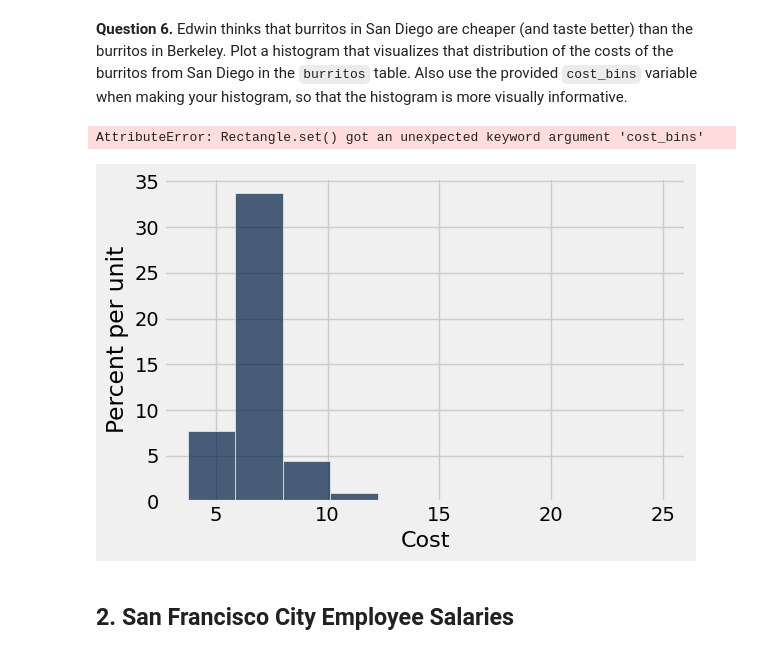
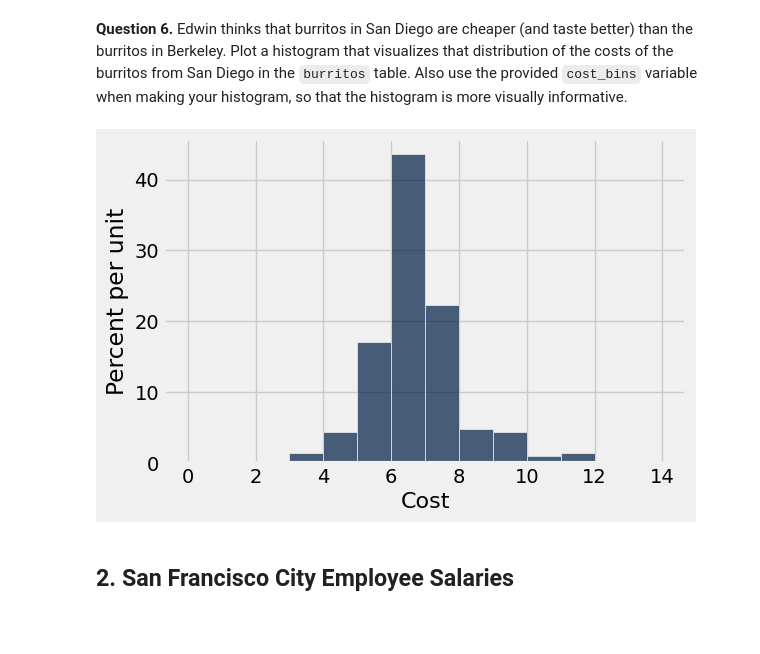
Before and after one commit to Jadenwill075/Intro-to-Data-Analytics, a Jupyter notebook: lab02/hw04.ipynb, the cells around one changed output. Cells and saved outputs as stored; diff of their text form; code cells hidden in the pictures; blank space fills up the shorter version.

```diff
--- a/lab02/hw04.ipynb
+++ b/lab02/hw04.ipynb
@@ -190,10 +190,9 @@ q1_5 results:
 # %%
 cost_bins = np.arange(0, 15, 1) # Do not change this line
 # Please also use the provided bins
-burritos.hist('Cost', cost_bins = cost_bins)
+burritos.hist('Cost', bins = cost_bins)
 # %% [output]
-AttributeError: Rectangle.set() got an unexpected keyword argument 'cost_bins'
-[figure, old version]
+[figure, new version]
 # %% [markdown]
 ## 2. San Francisco City Employee Salaries
 # %% [markdown]
```
Also changed, not shown: parts of 9 cells of this notebook, 1 other file.
